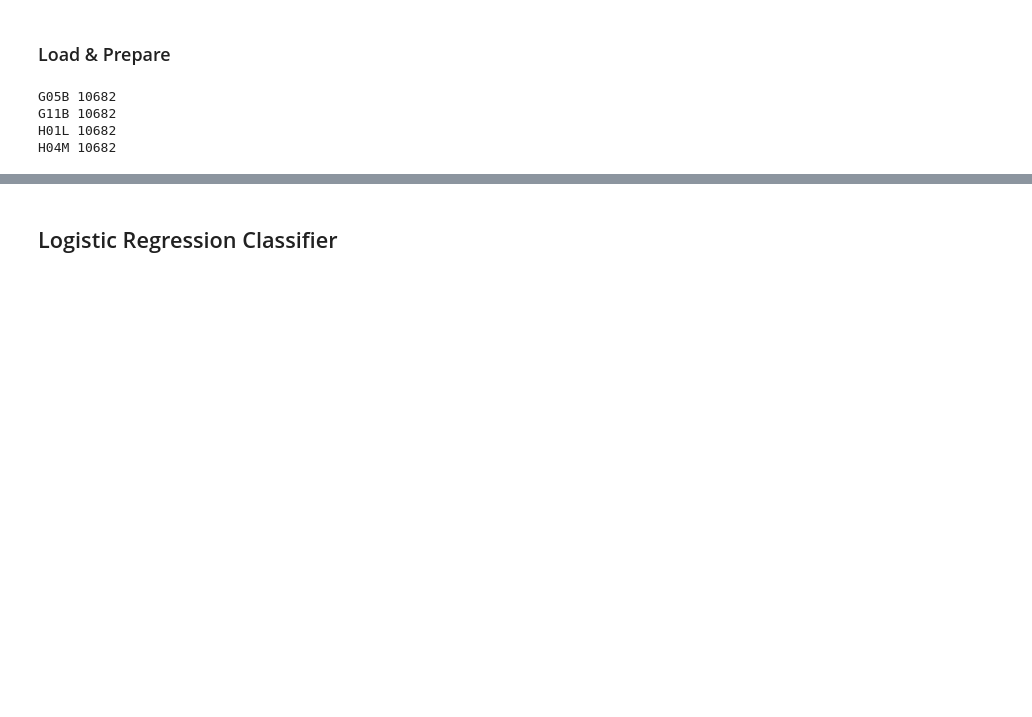
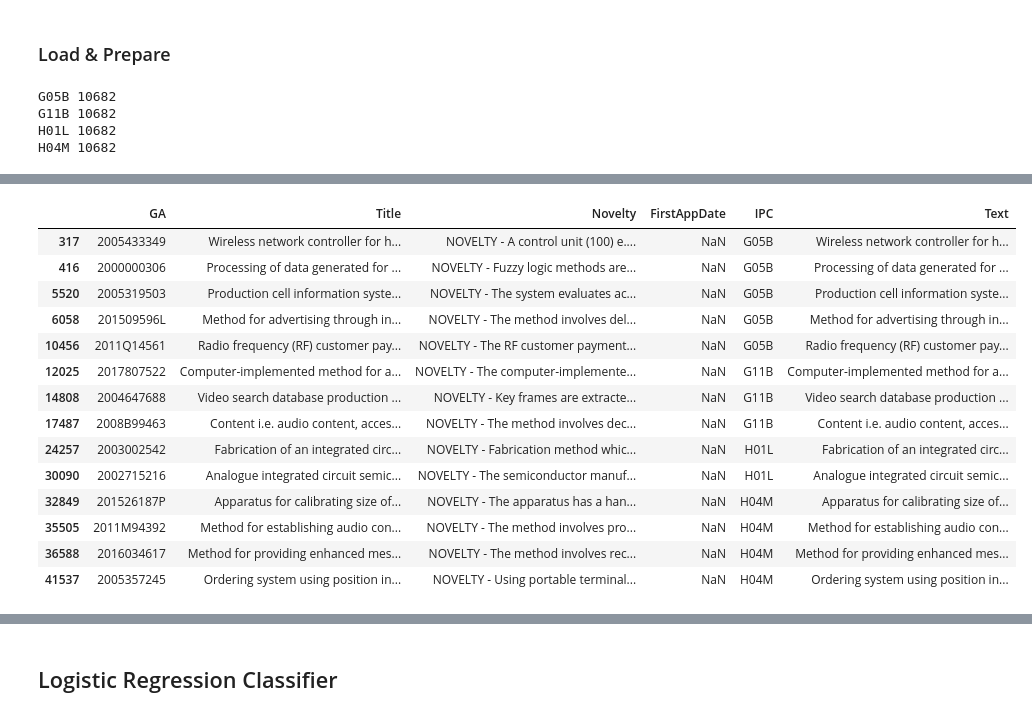
Before and after one commit to SilkSlime/patent_analysis, a Jupyter notebook: analysis.ipynb, the cells around one changed output, grey strips where cells are left out. Saved outputs shown, nothing was run; the diff lists cells and outputs as text; code cells hidden in the pictures; blank space fills up the shorter version.

```diff
--- a/analysis.ipynb
+++ b/analysis.ipynb
@@ -96 +113,22 @@ H04M 10682
+# %%
+# Fill NaN in 'Novelty' column with empty string
+patents["Novelty"] = patents["Novelty"].fillna("")
+patents['Text'] = patents["Title"] + patents["Novelty"]
+patents[patents.isnull().any(axis=1)]
+# %% [output]
+|  | GA | Title | Novelty | FirstAppDate | IPC | Text |
+| 317 | 2005433349 | Wireless network controller for h... | NOVELTY - A control unit (100) e.... | NaN | G05B | Wireless network controller for h... |
+| 416 | 2000000306 | Processing of data generated for ... | NOVELTY - Fuzzy logic methods are... | NaN | G05B | Processing of data generated for ... |
+| 5520 | 2005319503 | Production cell information syste... | NOVELTY - The system evaluates ac... | NaN | G05B | Production cell information syste... |
+| 6058 | 201509596L | Method for advertising through in... | NOVELTY - The method involves del... | NaN | G05B | Method for advertising through in... |
+| 10456 | 2011Q14561 | Radio frequency (RF) customer pay... | NOVELTY - The RF customer payment... | NaN | G05B | Radio frequency (RF) customer pay... |
+| 12025 | 2017807522 | Computer-implemented method for a... | NOVELTY - The computer-implemente... | NaN | G11B | Computer-implemented method for a... |
+| 14808 | 2004647688 | Video search database production ... | NOVELTY - Key frames are extracte... | NaN | G11B | Video search database production ... |
+| 17487 | 2008B99463 | Content i.e. audio content, acces... | NOVELTY - The method involves dec... | NaN | G11B | Content i.e. audio content, acces... |
+| 24257 | 2003002542 | Fabrication of an integrated circ... | NOVELTY - Fabrication method whic... | NaN | H01L | Fabrication of an integrated circ... |
+| 30090 | 2002715216 | Analogue integrated circuit semic... | NOVELTY - The semiconductor manuf... | NaN | H01L | Analogue integrated circuit semic... |
+| 32849 | 201526187P | Apparatus for calibrating size of... | NOVELTY - The apparatus has a han... | NaN | H04M | Apparatus for calibrating size of... |
+| 35505 | 2011M94392 | Method for establishing audio con... | NOVELTY - The method involves pro... | NaN | H04M | Method for establishing audio con... |
+| 36588 | 2016034617 | Method for providing enhanced mes... | NOVELTY - The method involves rec... | NaN | H04M | Method for providing enhanced mes... |
+| 41537 | 2005357245 | Ordering system using position in... | NOVELTY - Using portable terminal... | NaN | H04M | Ordering system using position in... |
 # %%
```
Also changed, not shown: parts of 6 cells of this notebook.
